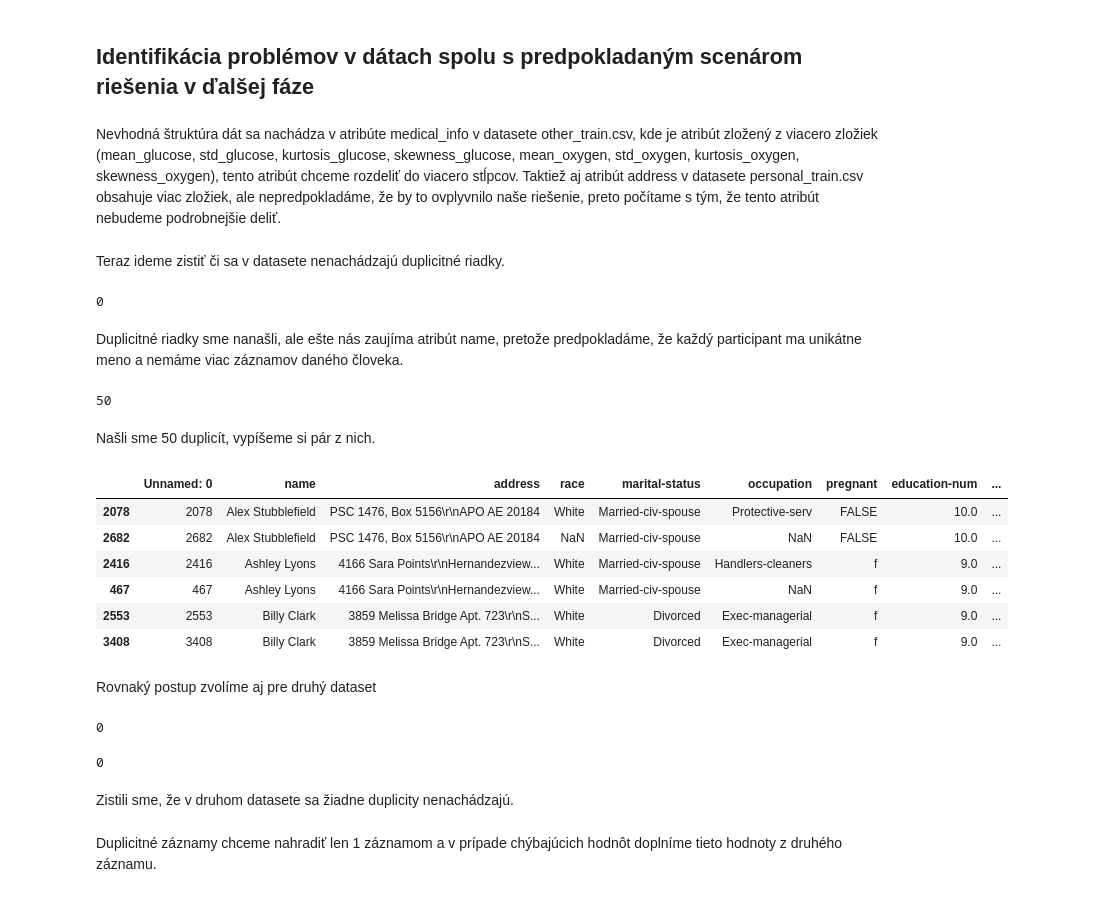
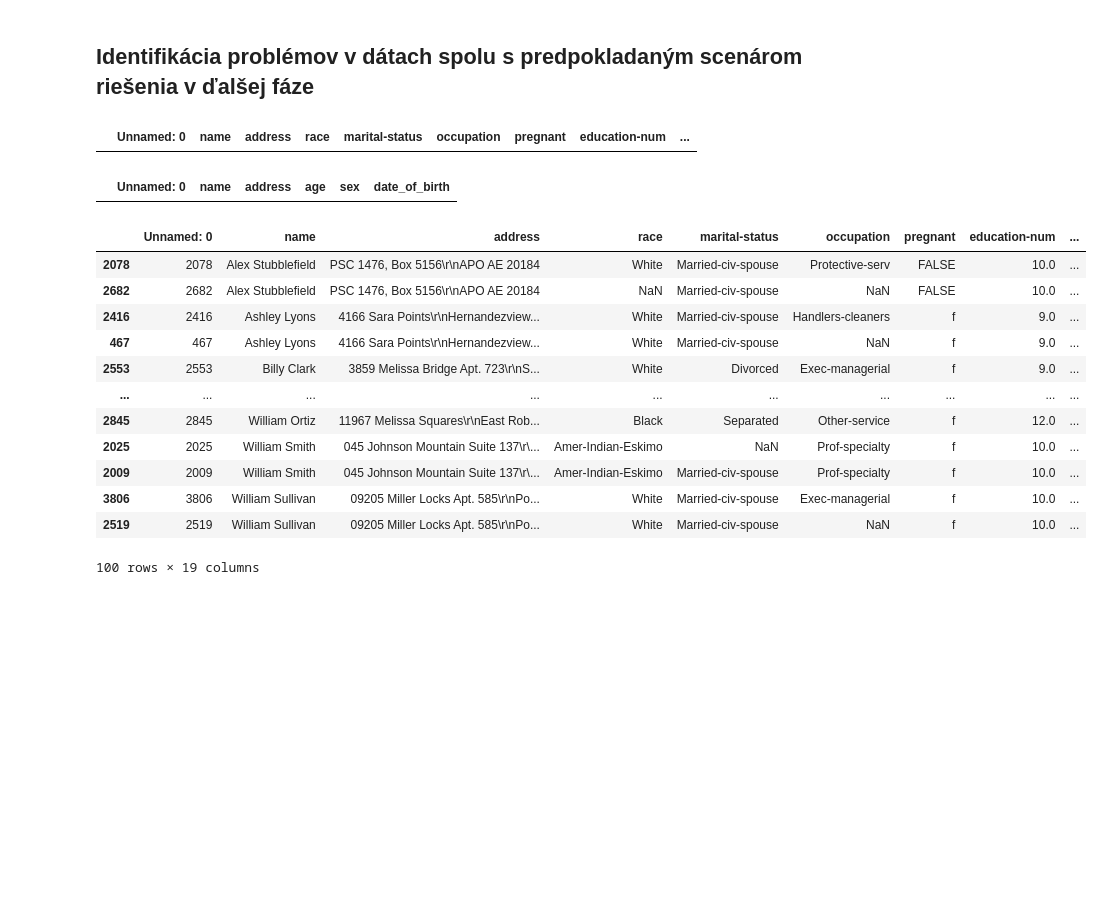
Before and after one commit to martinkukucka/IAU_Projekt, a Jupyter notebook: Projekt/projekt.ipynb, the cells around one changed output. Drawn from its saved outputs; the diff is of its cells as text; code cells hidden in the pictures; blank space fills up the shorter version.

```diff
--- a/Projekt/projekt.ipynb
+++ b/Projekt/projekt.ipynb
@@ -170,43 +170,27 @@ df_personal_train.describe()
 ## Párová analýza dát
 # %% [markdown]
 ## Identifikácia problémov v dátach spolu s predpokladaným scenárom riešenia v ďalšej fáze
-# %% [markdown]
-Nevhodná štruktúra dát sa nachádza v atribúte medical_info v datasete other_train.csv, kde je atribút zložený z viacero zložiek (mean_glucose, std_glucose, kurtosis_glucose, skewness_glucose, mean_oxygen, std_oxygen, kurtosis_oxygen, skewness_oxygen), tento atribút chceme rozdeliť do viacero stĺpcov. Taktiež aj atribút address v datasete personal_train.csv obsahuje viac zložiek, ale nepredpokladáme, že by to ovplyvnilo naše riešenie, preto počítame s tým, že tento atribút nebudeme podrobnejšie deliť.
-# %% [markdown]
-Teraz ideme zistiť či sa v datasete nenachádzajú duplicitné riadky.
 # %%
-df_other_train.duplicated().sum()
+df_other_train[df_other_train.duplicated()]
 # %% [output]
-0
+|  | Unnamed: 0 | name | address | race | marital-status | occupation | pregnant | education-num | ... |
-# %% [markdown]
-Duplicitné riadky sme nanašli, ale ešte nás zaujíma atribút name, pretože predpokladáme, že každý participant ma unikátne meno a nemáme viac záznamov daného človeka.
-# %%
-df_other_train.name.duplicated().sum()
-# %% [output]
-50
-# %% [markdown]
-Našli sme 50 duplicít, vypíšeme si pár z nich.
+# %%
+df_personal_train[df_personal_train.duplicated()]
+# %% [output]
+|  | Unnamed: 0 | name | address | age | sex | date_of_birth |
 # %%
-df_other_train[df_other_train.name.isin(df_other_train.name[df_other_train.name.duplicated()])].sort_values(by=['name']).head(6)
+df_other_train[df_other_train.name.isin(df_other_train.name[df_other_train.name.duplicated()])].sort_values(by=['name'])
 # %% [output]
 |  | Unnamed: 0 | name | address | race | marital-status | occupation | pregnant | education-num | ... |
 | 2078 | 2078 | Alex Stubblefield | PSC 1476, Box 5156\r\nAPO AE 20184 | White | Married-civ-spouse | Protective-serv | FALSE | 10.0 | ... |
 | 2682 | 2682 | Alex Stubblefield | PSC 1476, Box 5156\r\nAPO AE 20184 | NaN | Married-civ-spouse | NaN | FALSE | 10.0 | ... |
 | 2416 | 2416 | Ashley Lyons | 4166 Sara Points\r\nHernandezview... | White | Married-civ-spouse | Handlers-cleaners | f | 9.0 | ... |
 | 467 | 467 | Ashley Lyons | 4166 Sara Points\r\nHernandezview... | White | Married-civ-spouse | NaN | f | 9.0 | ... |
 | 2553 | 2553 | Billy Clark | 3859 Melissa Bridge Apt. 723\r\nS... | White | Divorced | Exec-managerial | f | 9.0 | ... |
-| 3408 | 3408 | Billy Clark | 3859 Melissa Bridge Apt. 723\r\nS... | White | Divorced | Exec-managerial | f | 9.0 | ... |
+| ... | ... | ... | ... | ... | ... | ... | ... | ... | ... |
+| 2845 | 2845 | William Ortiz | 11967 Melissa Squares\r\nEast Rob... | Black | Separated | Other-service | f | 12.0 | ... |
+| 2025 | 2025 | William Smith | 045 Johnson Mountain Suite 137\r\... | Amer-Indian-Eskimo | NaN | Prof-specialty | f | 10.0 | ... |
+| 2009 | 2009 | William Smith | 045 Johnson Mountain Suite 137\r\... | Amer-Indian-Eskimo | Married-civ-spouse | Prof-specialty | f | 10.0 | ... |
+| 3806 | 3806 | William Sullivan | 09205 Miller Locks Apt. 585\r\nPo... | White | Married-civ-spouse | Exec-managerial | f | 10.0 | ... |
+| 2519 | 2519 | William Sullivan | 09205 Miller Locks Apt. 585\r\nPo... | White | Married-civ-spouse | NaN | f | 10.0 | ... |
+100 rows × 19 columns
-# %% [markdown]
-Rovnaký postup zvolíme aj pre druhý dataset
-# %%
-df_personal_train.duplicated().sum()
-# %% [output]
-0
-# %%
-df_personal_train.name.duplicated().sum()
-# %% [output]
-0
-# %% [markdown]
-Zistili sme, že v druhom datasete sa žiadne duplicity nenachádzajú.
-# %% [markdown]
-Duplicitné záznamy chceme nahradiť len 1 záznamom a v prípade chýbajúcich hodnôt doplníme tieto hodnoty z druhého záznamu.
```
Also changed, not shown: parts of 6 cells of this notebook, 2 other files.
